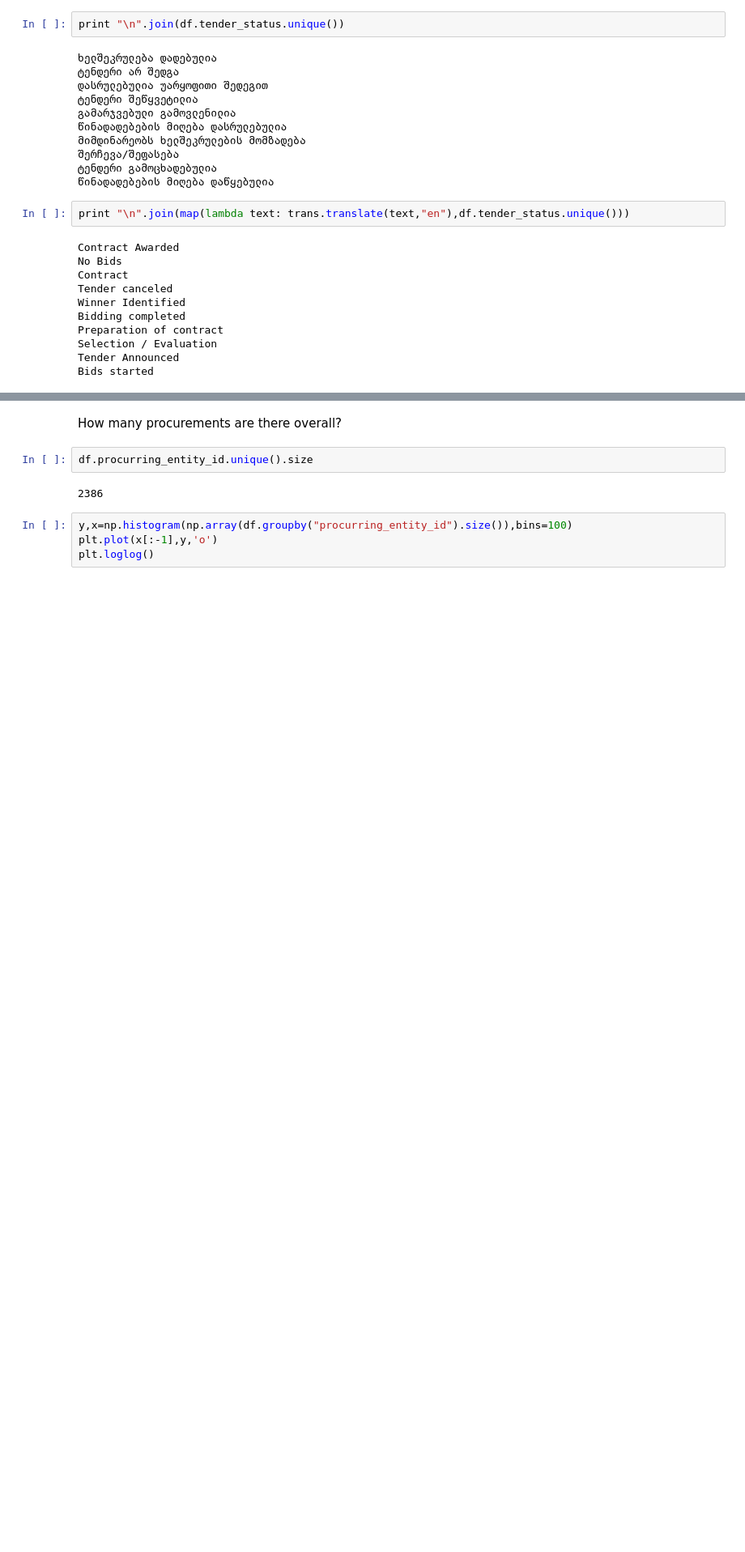
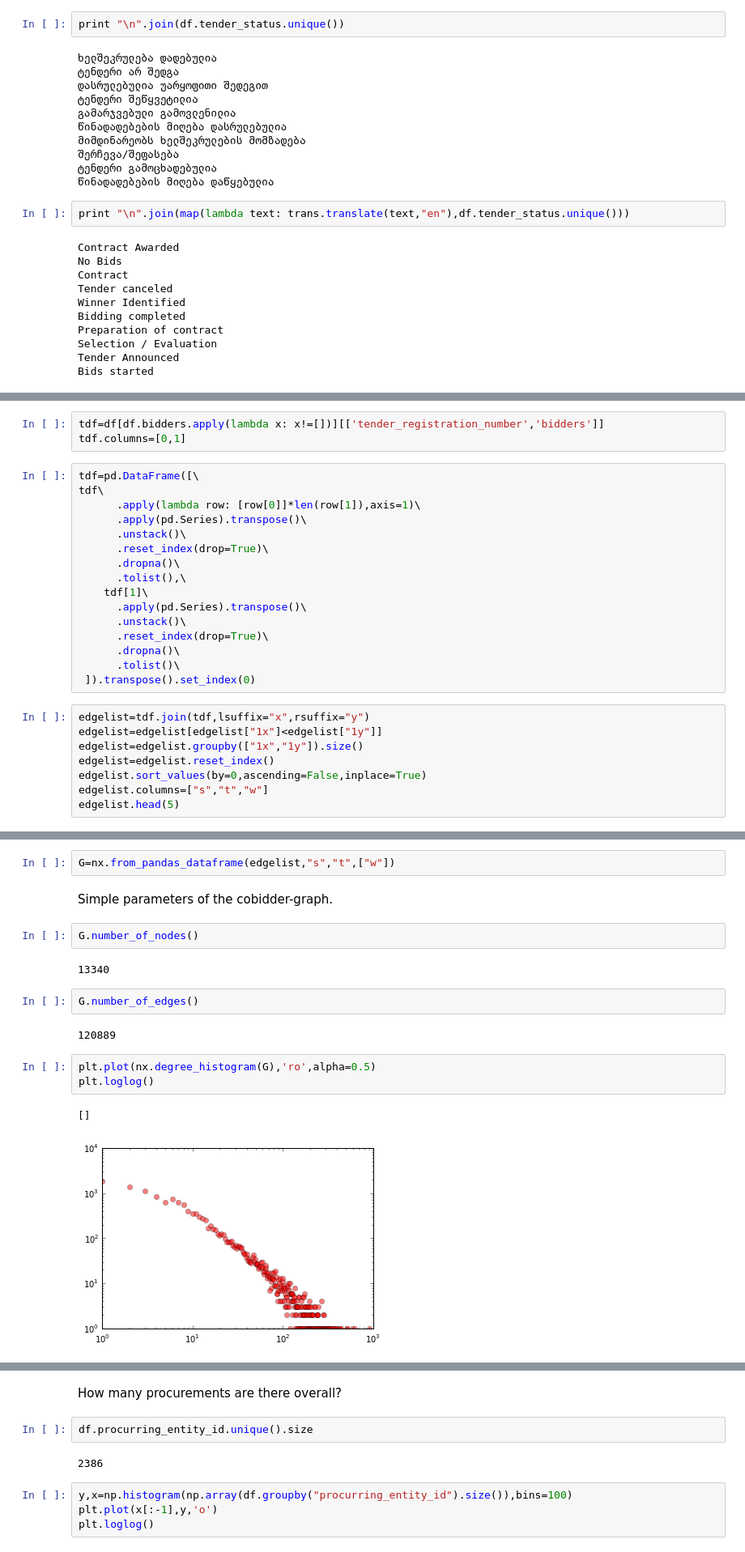
Before and after one commit to bokae/georgia_tender, a Jupyter notebook: georgia.ipynb, the cells around one changed output, grey strips where cells are left out. Shown at 81% size. Cells and saved outputs as stored; diff of their text form; blank space fills up the shorter version.

```diff
--- a/georgia.ipynb
+++ b/georgia.ipynb
@@ -122,0 +239,27 @@ Bids started
+# %%
+tdf=df[df.bidders.apply(lambda x: x!=[])][['tender_registration_number','bidders']]
+tdf.columns=[0,1]
+# %%
+tdf=pd.DataFrame([\
+tdf\
+      .apply(lambda row: [row[0]]*len(row[1]),axis=1)\
+      .apply(pd.Series).transpose()\
+      .unstack()\
+      .reset_index(drop=True)\
+      .dropna()\
+      .tolist(),\
+    tdf[1]\
+      .apply(pd.Series).transpose()\
+      .unstack()\
+      .reset_index(drop=True)\
+      .dropna()\
+      .tolist()\
+ ]).transpose().set_index(0)
+# %%
+edgelist=tdf.join(tdf,lsuffix="x",rsuffix="y")
+edgelist=edgelist[edgelist["1x"]<edgelist["1y"]]
+edgelist=edgelist.groupby(["1x","1y"]).size()
+edgelist=edgelist.reset_index()
+edgelist.sort_values(by=0,ascending=False,inplace=True)
+edgelist.columns=["s","t","w"]
+edgelist.head(5)
@@ -122,0 +273,18 @@ Bids started
+# %%
+G=nx.from_pandas_dataframe(edgelist,"s","t",["w"])
+# %% [markdown]
+Simple parameters of the cobidder-graph.
+# %%
+G.number_of_nodes()
+# %% [output]
+13340
+# %%
+G.number_of_edges()
+# %% [output]
+120889
+# %%
+plt.plot(nx.degree_histogram(G),'ro',alpha=0.5)
+plt.loglog()
+# %% [output]
+[]
+[figure, added]
```
Also changed, not shown: parts of 32 cells of this notebook.
